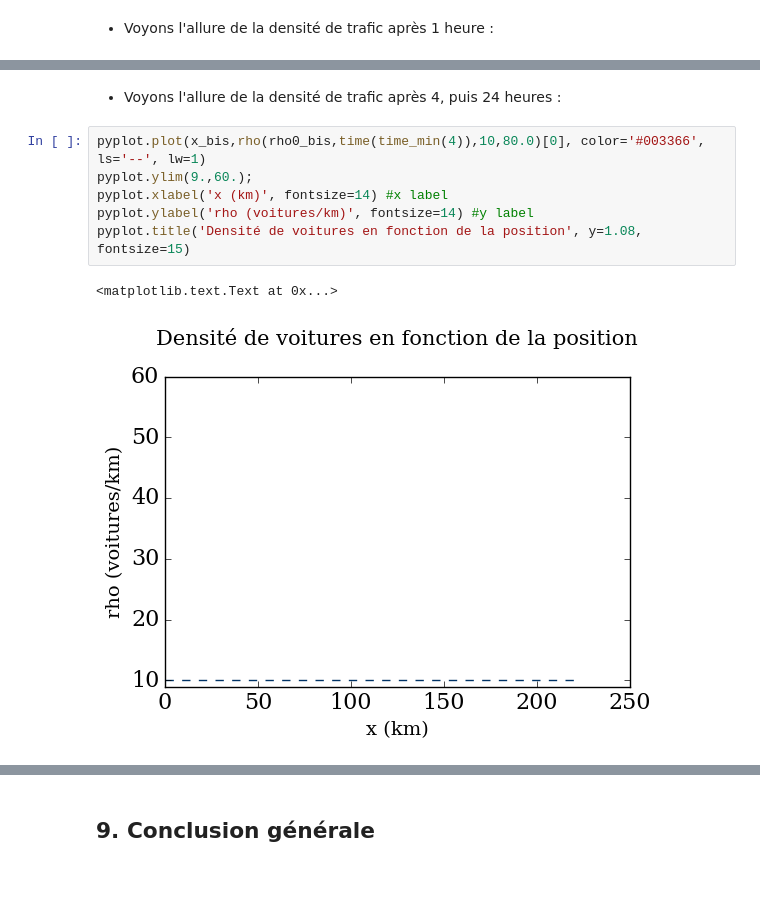
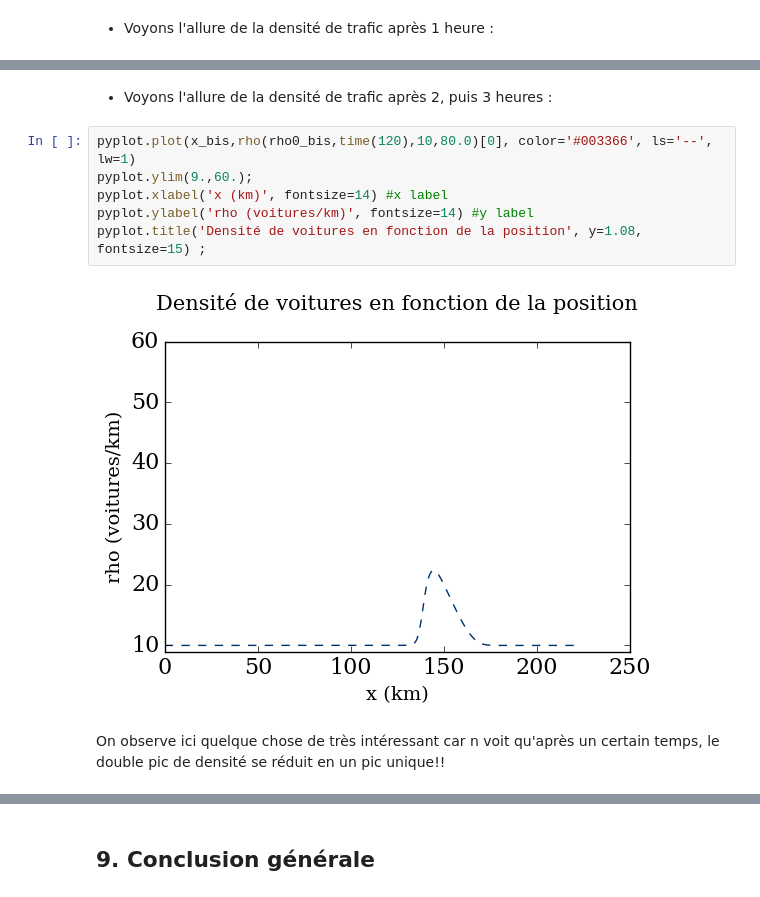
Before and after one commit to CarolineJonas/Module-2---Space-time, a Jupyter notebook: Module2_Final.ipynb, the cells around one changed output, grey strips where cells are left out. Drawn from its saved outputs; the diff is of its cells as text.

```diff
--- a/Module2_Final.ipynb
+++ b/Module2_Final.ipynb
@@ -441,13 +433,14 @@ pyplot.title('Densité de voitures en fonction de la position', y=1.08, fontsize
 [figure]
 # %% [markdown]
-- Voyons l'allure de la densité de trafic après 4, puis 24 heures :
+- Voyons l'allure de la densité de trafic après 2, puis 3 heures :
 # %%
-pyplot.plot(x_bis,rho(rho0_bis,time(time_min(4)),10,80.0)[0], color='#003366', ls='--', lw=1)
+pyplot.plot(x_bis,rho(rho0_bis,time(120),10,80.0)[0], color='#003366', ls='--', lw=1)
 pyplot.ylim(9.,60.);
 pyplot.xlabel('x (km)', fontsize=14) #x label
 pyplot.ylabel('rho (voitures/km)', fontsize=14) #y label
-pyplot.title('Densité de voitures en fonction de la position', y=1.08, fontsize=15)
+pyplot.title('Densité de voitures en fonction de la position', y=1.08, fontsize=15) ;
 # %% [output]
-<matplotlib.text.Text at 0x...>
-[figure, old version]
+[figure, new version]
+# %% [markdown]
+On observe ici quelque chose de très intéressant car n voit qu'après un certain temps, le double pic de densité se réduit en un pic unique!!
 # %%
```
Also changed, not shown: parts of 57 cells of this notebook.
